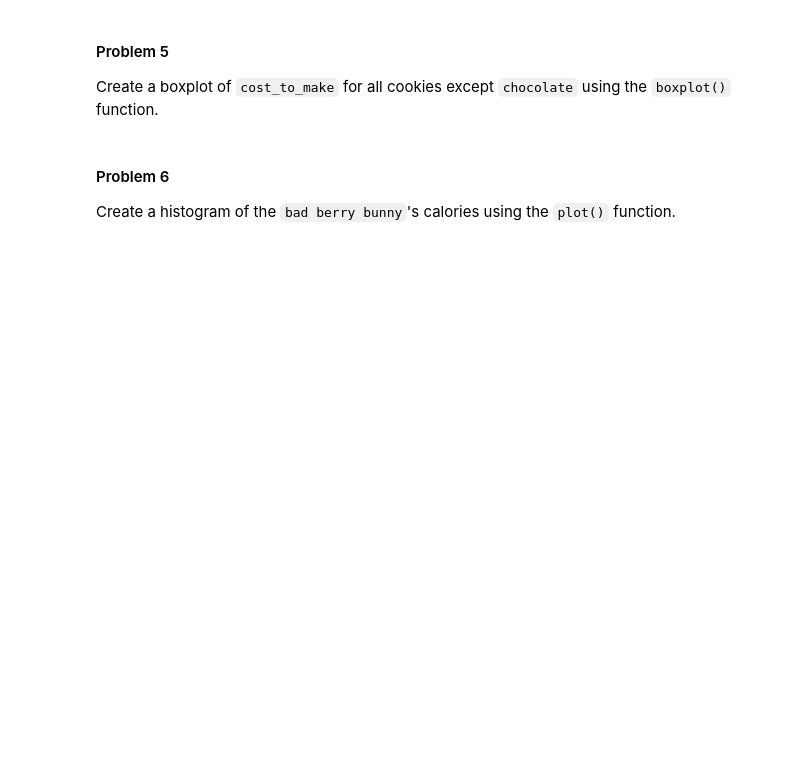
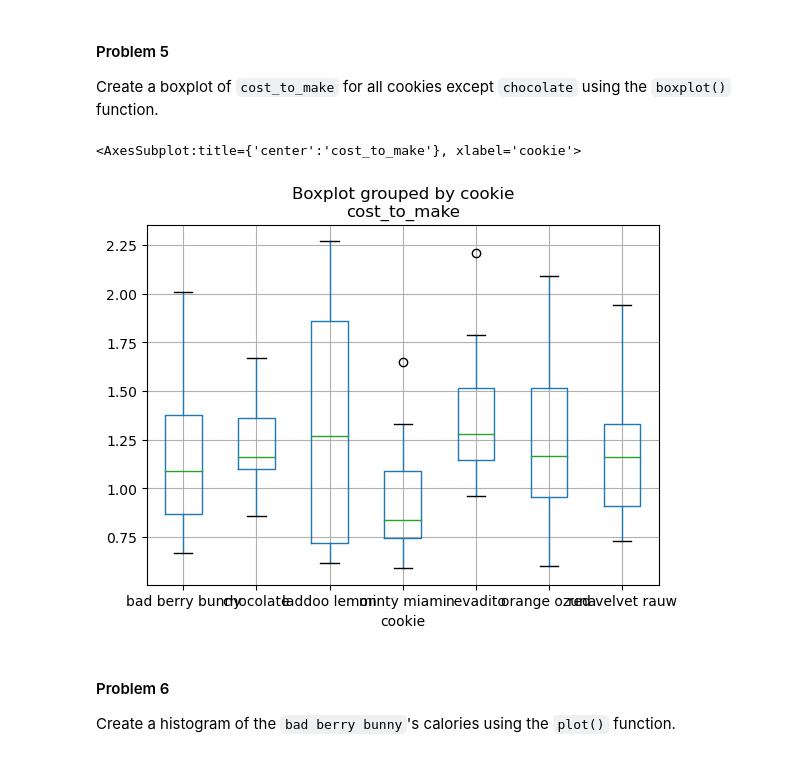
Before and after one commit to gallettilance/CS506-Spring2023, a Jupyter notebook: labs/02-lab/lab02.ipynb, the cells around one changed output. Saved outputs shown, nothing was run; the diff lists cells and outputs as text; code cells hidden in the pictures; blank space fills up the shorter version.

```diff
--- a/labs/02-lab/lab02.ipynb
+++ b/labs/02-lab/lab02.ipynb
@@ -329,3 +336,5 @@ How many cookies were made? (Hint: use the `shape` attribute)
 Add a column to the DataFrame that has the value `True` if the cookie has a radius greater than 4 cm, and `False` otherwise. (Hint: use the `apply()` function)
 # %%
 #Add your code here
+df["radius_greater_than_4"] = df["radius"].apply(lambda x: x > 4)
+df.head()
@@ -335,3 +351,5 @@ Add a column to the DataFrame that has the value `True` if the cookie has a radi
 Group the data by the `cookie` column, and find the average radius of each cookie. (Hint: use the `groupby()` and `transform()` function). Add this column to the DataFrame.
 # %%
 #Add your code here
+df["average_radius"] = df.groupby("cookie")["radius"].transform("mean")
+df.head()
@@ -346,6 +390,10 @@ Create a new DataFrame that only contains the cookies that have the ingredient `
 Create a boxplot of `cost_to_make` for all cookies except `chocolate` using the `boxplot()` function.
 # %%
 #Add your code here
+df.boxplot(column="cost_to_make", by="cookie")
+# %% [output]
+<AxesSubplot:title={'center':'cost_to_make'}, xlabel='cookie'>
+[figure, added]
 # %% [markdown]
 #### Problem 6
 
```
Also changed, not shown: parts of 7 cells of this notebook.
